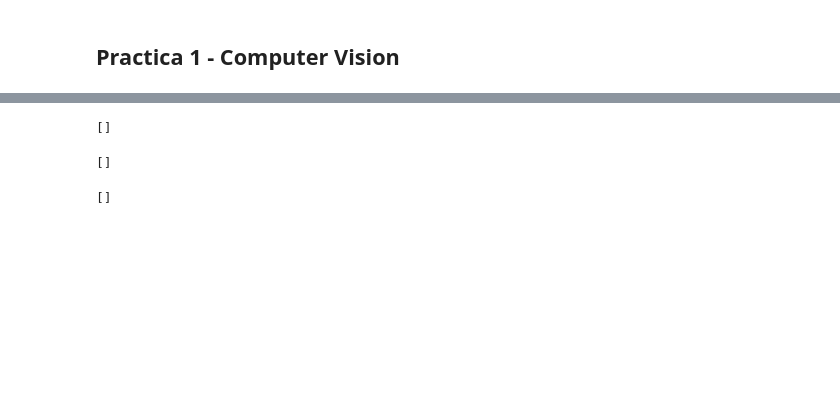
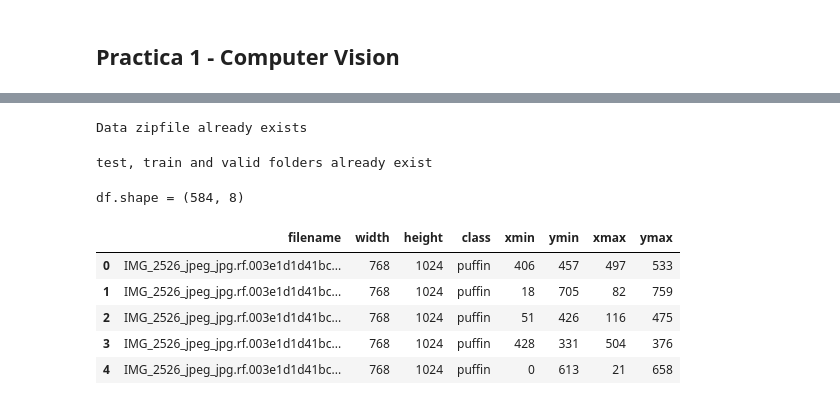
Before and after one commit to Alf-caput/UFVDeepLearning, a Jupyter notebook: P1_ComputerVision/P1_Notebook.ipynb, the cells around one changed output, grey strips where cells are left out. Saved outputs shown, nothing was run; the diff lists cells and outputs as text; code cells hidden in the pictures; blank space fills up the shorter version.

```diff
--- a/P1_ComputerVision/P1_Notebook.ipynb
+++ b/P1_ComputerVision/P1_Notebook.ipynb
@@ -140,12 +3,56 @@ Procesado: data/valid\IMG_8599_MOV-1_jpg.rf.8b8f5d9d4eacd671546a3025e6f52a0e.jpg
-# %%
-train_pad_corrupted
-# %% [output]
-[]
-# %%
-test_pad_corrupted
-# %% [output]
-[]
-# %%
-valid_pad_corrupted
-# %% [output]
-[]
+# %%
+import os
+import gdown
+
+# Crear el directorio de datos si no existe
+data_dir = "data"
+if not os.path.exists(data_dir):
+    os.makedirs(data_dir)
+
+# URL de Google Drive en formato correcto para gdown
+url = "https://drive.google.com/uc?id=1iGBv-VT5mm1RiouD-U2qWcU3BYqp2OwE"
+zip_filename = "practica_1_dataset.zip"
+zip_path = os.path.join(data_dir, zip_filename)
+
+# Descargar el archivo
+if not os.path.exists(zip_path):
+    gdown.download(url, zip_path, quiet=False)
+else:
+    print("Data zipfile already exists")
+# %% [output]
+Data zipfile already exists
+# %%
+import os
+from zipfile import ZipFile
+from concurrent.futures import ThreadPoolExecutor
+
+data_dir = "data"
+zip_filename = "practica_1_dataset.zip"
+zip_path = os.path.join(data_dir, zip_filename)
+subfolders = ["test", "train", "valid"]
+full_paths = [os.path.join(data_dir, folder) for folder in subfolders]
+
+if not all(os.path.isdir(path) for path in full_paths):
+    with ZipFile(zip_path, 'r') as zf:
+        with ThreadPoolExecutor() as exe:
+            for file in zf.namelist():
+                if not file.startswith("__MACOSX"):
+                    exe.submit(zf.extract, file, path=data_dir)
+else:
+    print("test, train and valid folders already exist")
+# %% [output]
+test, train and valid folders already exist
+# %%
+import pandas as pd
+data_dir = "data"
+df = pd.read_csv(os.path.join(data_dir, "test", "annotations.csv"))
+print(f"{df.shape = }")
+df.head()
+# %% [output]
+df.shape = (584, 8)
+|  | filename | width | height | class | xmin | ymin | xmax | ymax |
+| 0 | IMG_2526_jpeg_jpg.rf.003e1d1d41bc... | 768 | 1024 | puffin | 406 | 457 | 497 | 533 |
+| 1 | IMG_2526_jpeg_jpg.rf.003e1d1d41bc... | 768 | 1024 | puffin | 18 | 705 | 82 | 759 |
+| 2 | IMG_2526_jpeg_jpg.rf.003e1d1d41bc... | 768 | 1024 | puffin | 51 | 426 | 116 | 475 |
+| 3 | IMG_2526_jpeg_jpg.rf.003e1d1d41bc... | 768 | 1024 | puffin | 428 | 331 | 504 | 376 |
+| 4 | IMG_2526_jpeg_jpg.rf.003e1d1d41bc... | 768 | 1024 | puffin | 0 | 613 | 21 | 658 |
```
Also changed, not shown: parts of 33 cells of this notebook.
